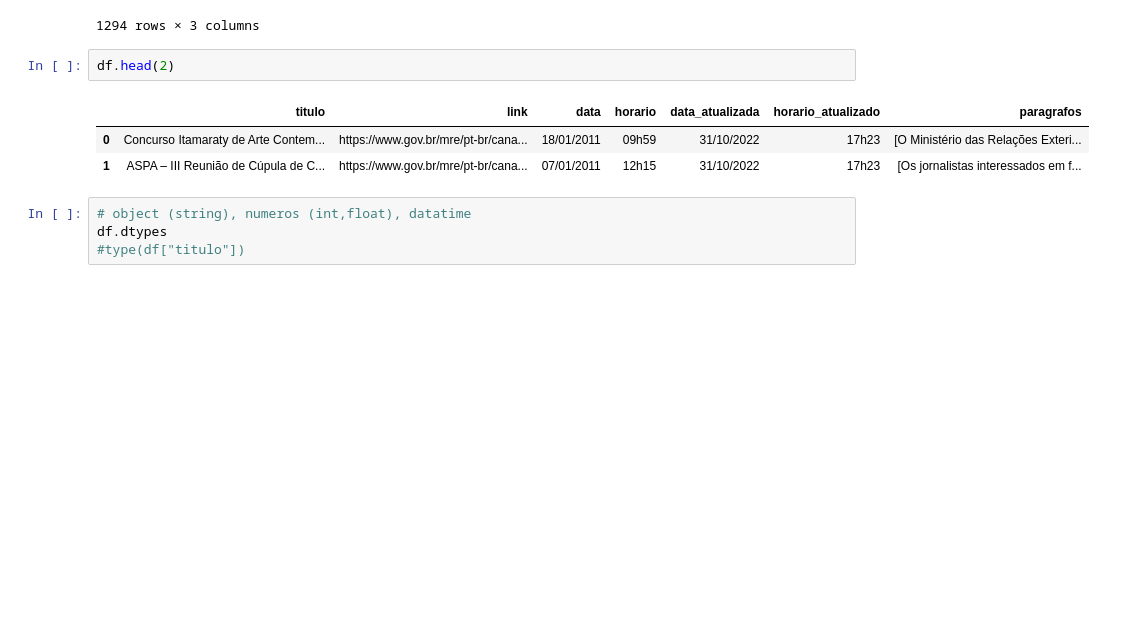
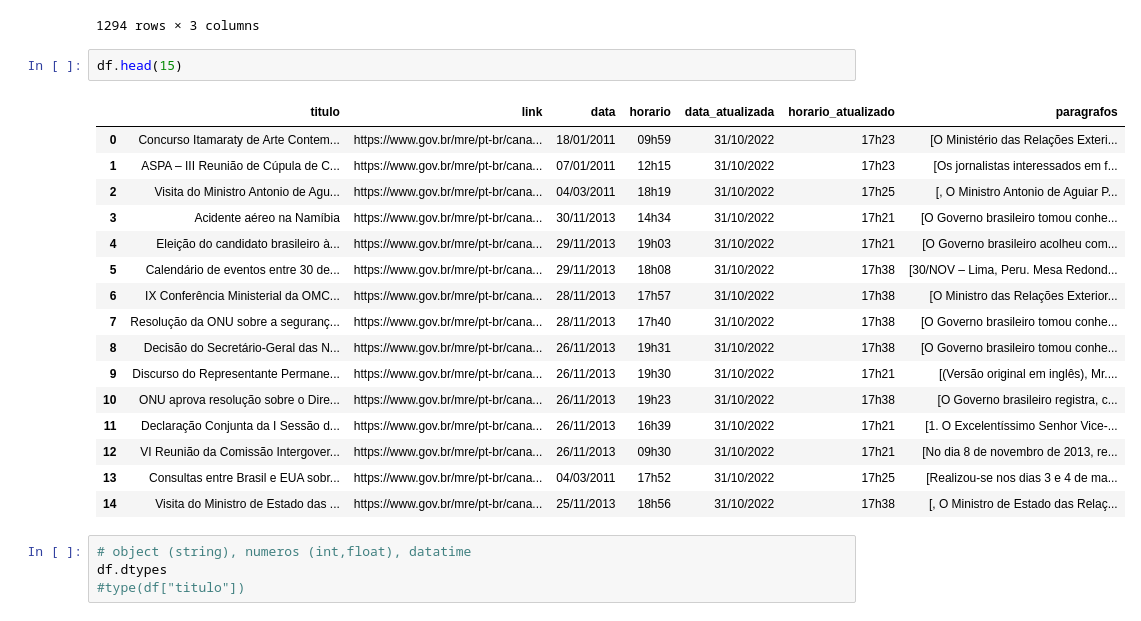
Before and after one commit to rafaelrdealmeida/fudamentos01, a Jupyter notebook: fundamentos01_terca.ipynb, the cells around one changed output. Drawn from its saved outputs; the diff is of its cells as text; blank space fills up the shorter version.

```diff
--- a/fundamentos01_terca.ipynb
+++ b/fundamentos01_terca.ipynb
@@ -60,11 +60,24 @@ df[["titulo", "data", "horario"]]
 | 1293 | Círio de Nazaré torna-se Patrimôn... | 04/12/2013 | 18h06 |
 1294 rows × 3 columns
 # %%
-df.head(2)
+df.head(15)
 # %% [output]
 |  | titulo | link | data | horario | data_atualizada | horario_atualizado | paragrafos |
 | 0 | Concurso Itamaraty de Arte Contem... | https://www.gov.br/mre/pt-br/cana... | 18/01/2011 | 09h59 | 31/10/2022 | 17h23 | [O Ministério das Relações Exteri... |
 | 1 | ASPA – III Reunião de Cúpula de C... | https://www.gov.br/mre/pt-br/cana... | 07/01/2011 | 12h15 | 31/10/2022 | 17h23 | [Os jornalistas interessados em f... |
+| 2 | Visita do Ministro Antonio de Agu... | https://www.gov.br/mre/pt-br/cana... | 04/03/2011 | 18h19 | 31/10/2022 | 17h25 | [, O Ministro Antonio de Aguiar P... |
+| 3 | Acidente aéreo na Namíbia | https://www.gov.br/mre/pt-br/cana... | 30/11/2013 | 14h34 | 31/10/2022 | 17h21 | [O Governo brasileiro tomou conhe... |
+| 4 | Eleição do candidato brasileiro à... | https://www.gov.br/mre/pt-br/cana... | 29/11/2013 | 19h03 | 31/10/2022 | 17h21 | [O Governo brasileiro acolheu com... |
+| 5 | Calendário de eventos entre 30 de... | https://www.gov.br/mre/pt-br/cana... | 29/11/2013 | 18h08 | 31/10/2022 | 17h38 | [30/NOV – Lima, Peru. Mesa Redond... |
+| 6 | IX Conferência Ministerial da OMC... | https://www.gov.br/mre/pt-br/cana... | 28/11/2013 | 17h57 | 31/10/2022 | 17h38 | [O Ministro das Relações Exterior... |
+| 7 | Resolução da ONU sobre a seguranç... | https://www.gov.br/mre/pt-br/cana... | 28/11/2013 | 17h40 | 31/10/2022 | 17h38 | [O Governo brasileiro tomou conhe... |
+| 8 | Decisão do Secretário-Geral das N... | https://www.gov.br/mre/pt-br/cana... | 26/11/2013 | 19h31 | 31/10/2022 | 17h38 | [O Governo brasileiro tomou conhe... |
+| 9 | Discurso do Representante Permane... | https://www.gov.br/mre/pt-br/cana... | 26/11/2013 | 19h30 | 31/10/2022 | 17h21 | [(Versão original em inglês), Mr.... |
+| 10 | ONU aprova resolução sobre o Dire... | https://www.gov.br/mre/pt-br/cana... | 26/11/2013 | 19h23 | 31/10/2022 | 17h38 | [O Governo brasileiro registra, c... |
+| 11 | Declaração Conjunta da I Sessão d... | https://www.gov.br/mre/pt-br/cana... | 26/11/2013 | 16h39 | 31/10/2022 | 17h21 | [1. O Excelentíssimo Senhor Vice-... |
+| 12 | VI Reunião da Comissão Intergover... | https://www.gov.br/mre/pt-br/cana... | 26/11/2013 | 09h30 | 31/10/2022 | 17h21 | [No dia 8 de novembro de 2013, re... |
+| 13 | Consultas entre Brasil e EUA sobr... | https://www.gov.br/mre/pt-br/cana... | 04/03/2011 | 17h52 | 31/10/2022 | 17h25 | [Realizou-se nos dias 3 e 4 de ma... |
+| 14 | Visita do Ministro de Estado das ... | https://www.gov.br/mre/pt-br/cana... | 25/11/2013 | 18h56 | 31/10/2022 | 17h38 | [, O Ministro de Estado das Relaç... |
 # %%
 # object (string), numeros (int,float), datatime
 df.dtypes
```
Also changed, not shown: parts of 16 cells of this notebook.
